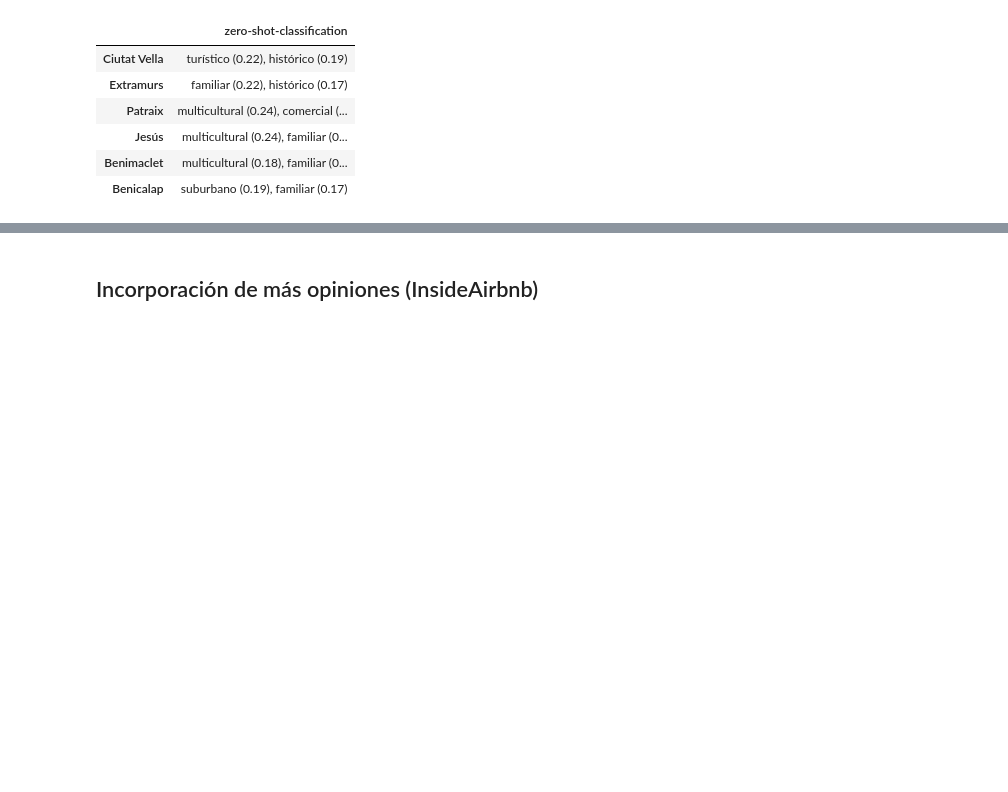
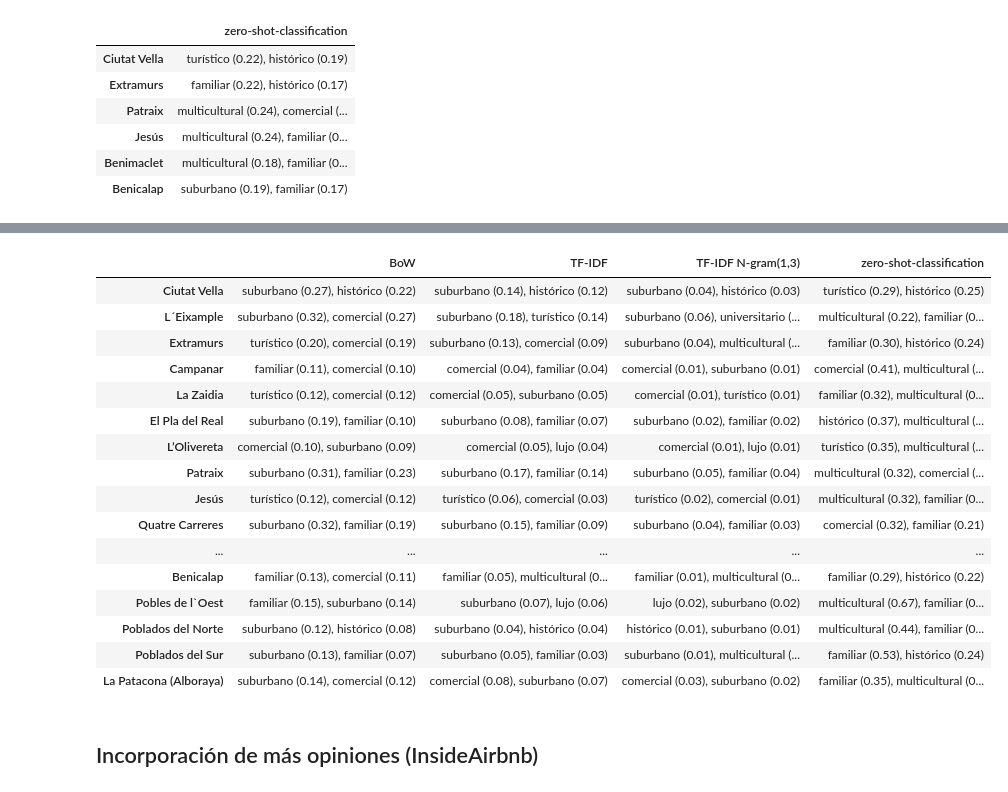
Before and after one commit to esedesam/mcd-nlp-proyecto, a Jupyter notebook: clasificarBarrios.ipynb, the cells around one changed output, grey strips where cells are left out. Saved outputs shown, nothing was run; the diff lists cells and outputs as text; code cells hidden in the pictures; blank space fills up the shorter version.

Commit message:
Clasificación de zero-shot-classification con 5 etiquetas que hemos visto adecuadas.

```diff
--- a/clasificarBarrios.ipynb
+++ b/clasificarBarrios.ipynb
@@ -275,0 +278,6 @@ mostSimilarDf.loc[['Ciutat Vella', 'Extramurs', 'Patraix', 'Jesús', 'Benimaclet
+# %%
+# Obtener similitud entre barrios
+models = {'BoW': CountVectorizer(), 'TF-IDF': TfidfVectorizer(), 'TF-IDF N-gram(1,3)': TfidfVectorizer(ngram_range = (1, 3))}
+similarityDict = obtainSimilarity(descriptions, descriptionIndex, models)
+mostSimilarBarrioDf = findMostSimilar(similarityDict, descriptionIndex)
+mostSimilarBarrioDf
@@ -275,0 +302,10 @@ mostSimilarDf.loc[['Ciutat Vella', 'Extramurs', 'Patraix', 'Jesús', 'Benimaclet
+# %%
+# Obtener similitud con clases
+classes = list(tipology.keys())
+classDescriptions = [normalizeDoc(nlp, doc) for doc in list(tipology.values())]
+descriptionsAndClasses = descriptions + classDescriptions
+descriptionAndClassesIndex = descriptionIndex + classes
+
+similarityDict = obtainSimilarity(descriptionsAndClasses, descriptionAndClassesIndex, models)
+mostSimilarDf = findMostSimilar(similarityDict, descriptionAndClassesIndex, 2, classes)
+mostSimilarDf
@@ -275,0 +330,31 @@ mostSimilarDf.loc[['Ciutat Vella', 'Extramurs', 'Patraix', 'Jesús', 'Benimaclet
+# %%
+# Clasificar con modelo de hugging-face
+results = []
+for doc in descriptions:
+    results.append(classifier(
+        doc,
+        candidate_labels = ['histórico', 'multicultural', 'familiar', 'turístico',  'comercial']))
+
+# Añadir resultados al df
+for barrio, result in zip(descriptionIndex, results):
+    mostSimilarDf.loc[barrio, 'zero-shot-classification'] = f"{result['labels'][0]} ({result['scores'][0]:.2f}), {result['labels'][1]} ({result['scores'][1]:.2f})"
+
+mostSimilarDf
+# %% [output]
+|  | BoW | TF-IDF | TF-IDF N-gram(1,3) | zero-shot-classification |
+| Ciutat Vella | suburbano (0.27), histórico (0.22) | suburbano (0.14), histórico (0.12) | suburbano (0.04), histórico (0.03) | turístico (0.29), histórico (0.25) |
+| L´Eixample | suburbano (0.32), comercial (0.27) | suburbano (0.18), turístico (0.14) | suburbano (0.06), universitario (... | multicultural (0.22), familiar (0... |
+| Extramurs | turístico (0.20), comercial (0.19) | suburbano (0.13), comercial (0.09) | suburbano (0.04), multicultural (... | familiar (0.30), histórico (0.24) |
+| Campanar | familiar (0.11), comercial (0.10) | comercial (0.04), familiar (0.04) | comercial (0.01), suburbano (0.01) | comercial (0.41), multicultural (... |
+| La Zaidia | turístico (0.12), comercial (0.12) | comercial (0.05), suburbano (0.05) | comercial (0.01), turístico (0.01) | familiar (0.32), multicultural (0... |
+| El Pla del Real | suburbano (0.19), familiar (0.10) | suburbano (0.08), familiar (0.07) | suburbano (0.02), familiar (0.02) | histórico (0.37), multicultural (... |
+| L’Olivereta | comercial (0.10), suburbano (0.09) | comercial (0.05), lujo (0.04) | comercial (0.01), lujo (0.01) | turístico (0.35), multicultural (... |
+| Patraix | suburbano (0.31), familiar (0.23) | suburbano (0.17), familiar (0.14) | suburbano (0.05), familiar (0.04) | multicultural (0.32), comercial (... |
+| Jesús | turístico (0.12), comercial (0.12) | turístico (0.06), comercial (0.03) | turístico (0.02), comercial (0.01) | multicultural (0.32), familiar (0... |
+| Quatre Carreres | suburbano (0.32), familiar (0.19) | suburbano (0.15), familiar (0.09) | suburbano (0.04), familiar (0.03) | comercial (0.32), familiar (0.21) |
+| ... | ... | ... | ... | ... |
+| Benicalap | familiar (0.13), comercial (0.11) | familiar (0.05), multicultural (0... | familiar (0.01), multicultural (0... | familiar (0.29), histórico (0.22) |
+| Pobles de l`Oest | familiar (0.15), suburbano (0.14) | suburbano (0.07), lujo (0.06) | lujo (0.02), suburbano (0.02) | multicultural (0.67), familiar (0... |
+| Poblados del Norte | suburbano (0.12), histórico (0.08) | suburbano (0.04), histórico (0.04) | histórico (0.01), suburbano (0.01) | multicultural (0.44), familiar (0... |
+| Poblados del Sur | suburbano (0.13), familiar (0.07) | suburbano (0.05), familiar (0.03) | suburbano (0.01), multicultural (... | familiar (0.53), histórico (0.24) |
+| La Patacona (Alboraya) | suburbano (0.14), comercial (0.12) | comercial (0.08), suburbano (0.07) | comercial (0.03), suburbano (0.02) | familiar (0.35), multicultural (0... |
```
Also changed, not shown: parts of 4 cells of this notebook, 1 other file.
